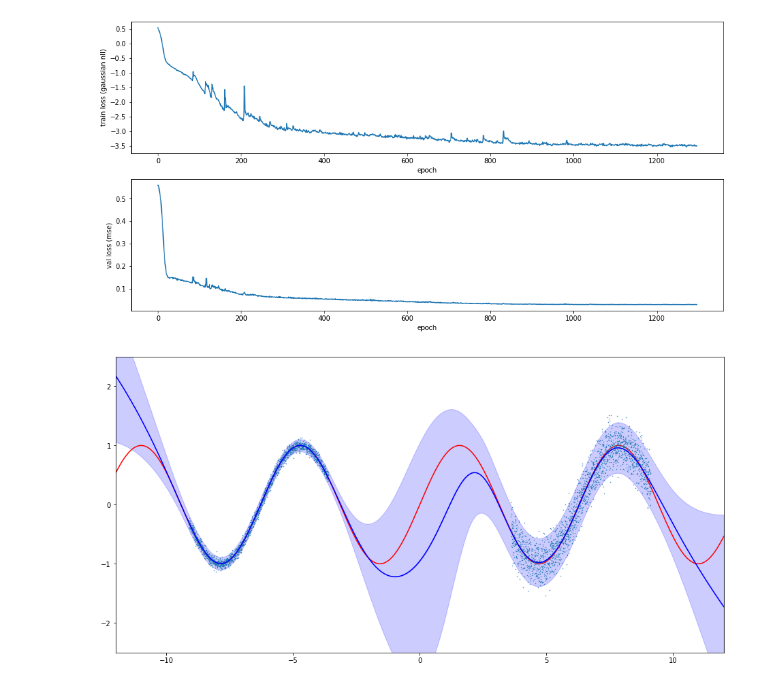
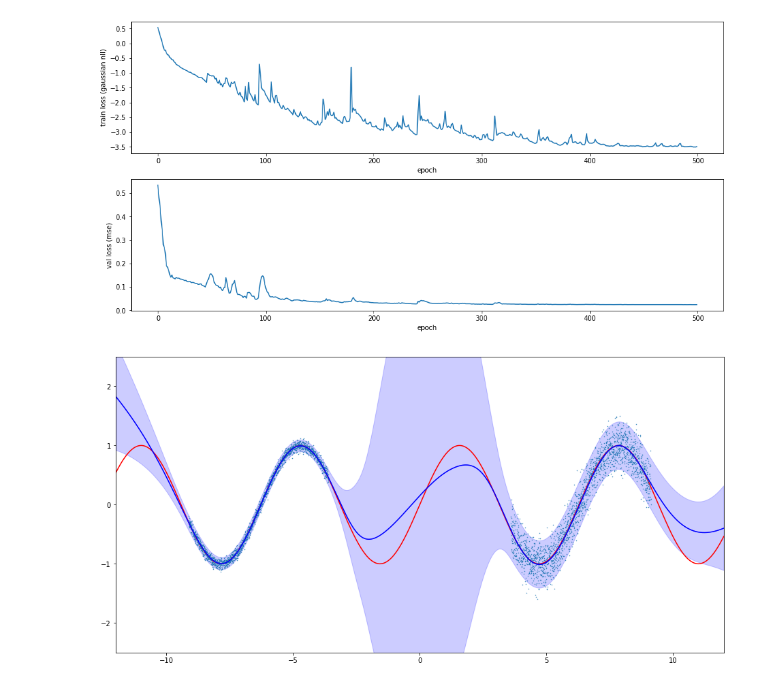
Before and after one commit to facebookresearch/mbrl-lib, a Jupyter notebook: notebooks/fit_gaussian_mlp_ensemble_1d.ipynb, the cells around one changed output. Saved outputs shown, nothing was run; the diff lists cells and outputs as text; code cells hidden in the pictures.

Commit message:
updated notebooks to reflect most recent model changes

```diff
--- a/notebooks/fit_gaussian_mlp_ensemble_1d.ipynb
+++ b/notebooks/fit_gaussian_mlp_ensemble_1d.ipynb
@@ -66,22 +66,22 @@ for i in range(val_size):
     dataset_val.add(x_val[i], 0, y_val[i], 0, False)
 # %%
 ensemble = models.GaussianMLP(
-    1, 1, device, num_layers=3, hid_size=32, use_silu=True, ensemble_size=num_members)
-wrapper = models.DynamicsModelWrapper(ensemble, target_is_delta=False, normalize=True, learned_rewards=False)
+    1, 1, device, num_layers=3, hid_size=64, use_silu=True, ensemble_size=num_members)
+wrapper = models.ProprioceptiveModel(ensemble, target_is_delta=False, normalize=True, learned_rewards=False)
 # %%
 trainer = models.DynamicsModelTrainer(
-    wrapper, dataset_train, dataset_val=dataset_val, optim_lr=0.003, weight_decay=5e-5)
-train_losses, val_losses = trainer.train(num_epochs=5000, patience=100)
+    wrapper, dataset_train, dataset_val=dataset_val, optim_lr=0.005, weight_decay=3e-5)
+train_losses, val_losses = trainer.train(num_epochs=500, patience=100)
 fig, ax = plt.subplots(2, 1, figsize=(16, 8))
 ax[0].plot(train_losses)
 ax[0].set_xlabel("epoch")
 ax[0].set_ylabel("train loss (gaussian nll)")
 ax[1].plot(val_losses)
 ax[1].set_xlabel("epoch")
 ax[1].set_ylabel("val loss (mse)")
 plt.show()
 # %% [output]
-[figure, old version]
+[figure, new version]
 # %%
 x_tensor = torch.from_numpy(x_data).unsqueeze(1).float().to(device)
 
@@ -104,4 +104,4 @@ plt.fill_between(x_data, y_pred - 2 * y_std, y_pred, color='b', alpha=0.2)
 plt.axis([-12, 12, -2.5, 2.5])
 plt.show()
 # %% [output]
-[figure, old version]
+[figure, new version]
```
Also changed, not shown: parts of 1 cell of this notebook, 3 other files.
